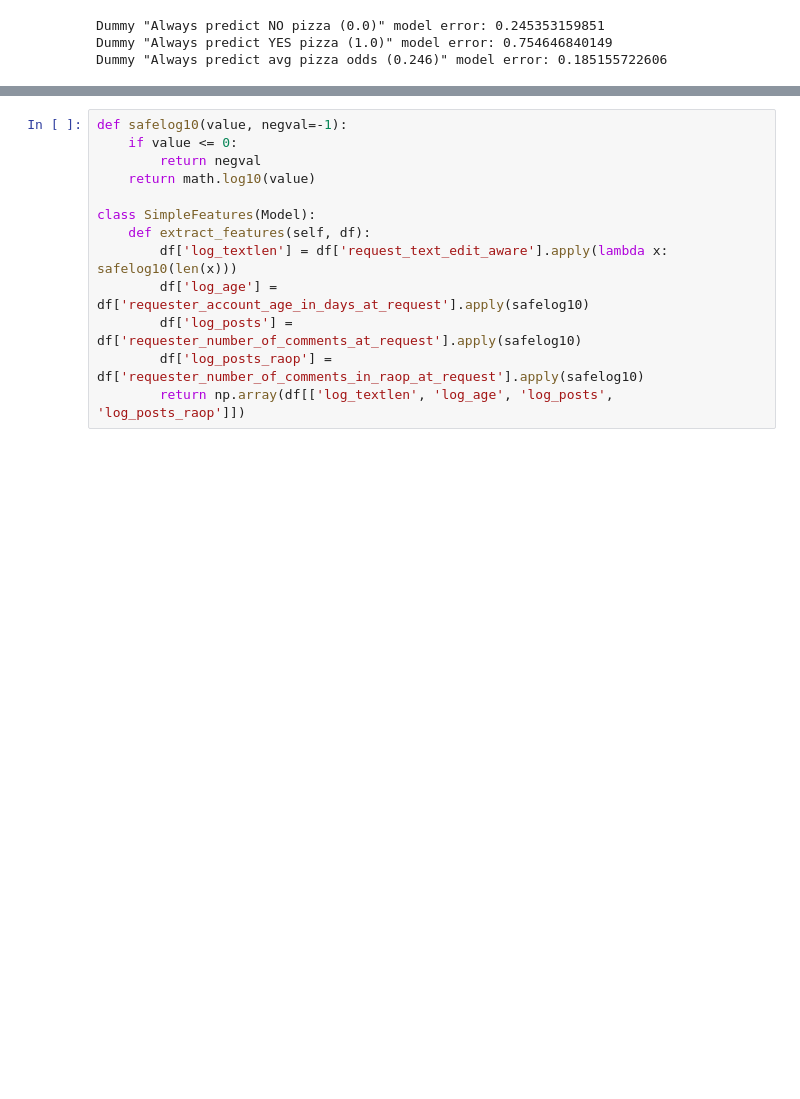
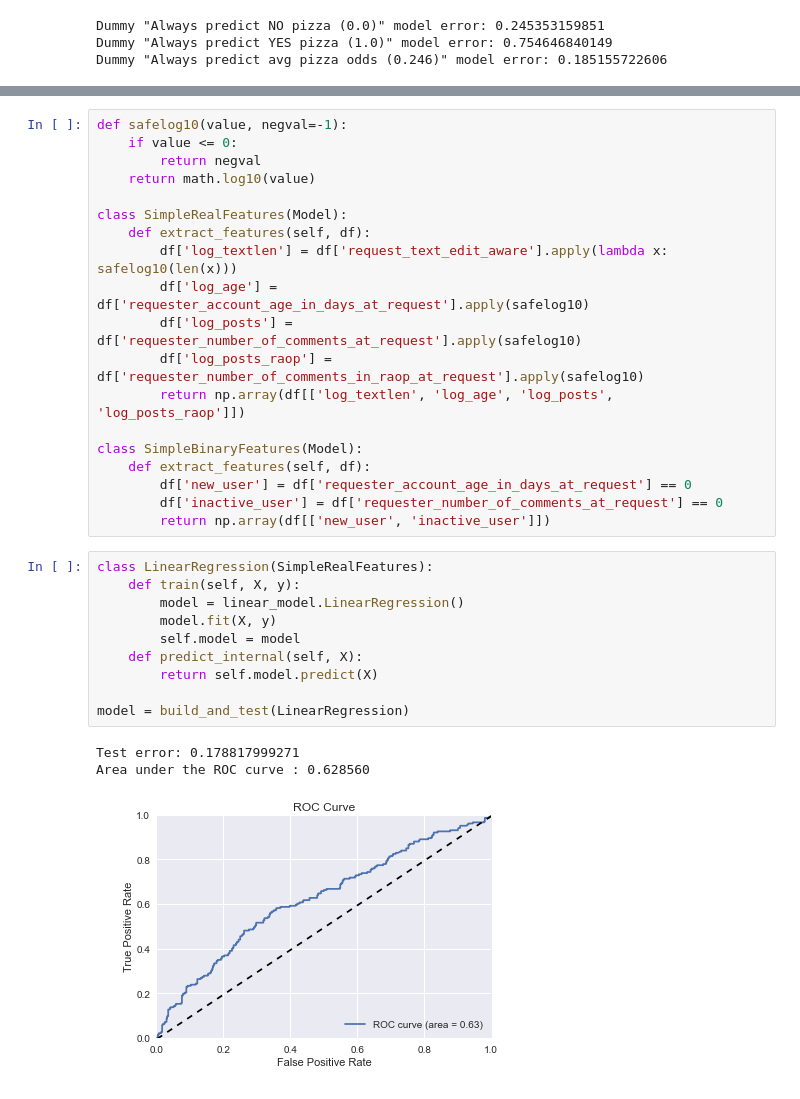
Before and after one commit to anantzoid/kaggle-pizza, a Jupyter notebook: Everett - Modelling.ipynb, the cells around one changed output, grey strips where cells are left out. Drawn from its saved outputs; the diff is of its cells as text; blank space fills up the shorter version.

```diff
--- a/Everett - Modelling.ipynb
+++ b/Everett - Modelling.ipynb
@@ -95,10 +122,30 @@ def safelog10(value, negval=-1):
         return negval
     return math.log10(value)
 
-class SimpleFeatures(Model):
+class SimpleRealFeatures(Model):
     def extract_features(self, df):
         df['log_textlen'] = df['request_text_edit_aware'].apply(lambda x: safelog10(len(x)))
         df['log_age'] = df['requester_account_age_in_days_at_request'].apply(safelog10)
         df['log_posts'] = df['requester_number_of_comments_at_request'].apply(safelog10)
         df['log_posts_raop'] = df['requester_number_of_comments_in_raop_at_request'].apply(safelog10)
         return np.array(df[['log_textlen', 'log_age', 'log_posts', 'log_posts_raop']])
+
+class SimpleBinaryFeatures(Model):
+    def extract_features(self, df):
+        df['new_user'] = df['requester_account_age_in_days_at_request'] == 0
+        df['inactive_user'] = df['requester_number_of_comments_at_request'] == 0
+        return np.array(df[['new_user', 'inactive_user']])
+# %%
+class LinearRegression(SimpleRealFeatures):
+    def train(self, X, y):
+        model = linear_model.LinearRegression()
+        model.fit(X, y)
+        self.model = model
+    def predict_internal(self, X):
+        return self.model.predict(X)
+
+model = build_and_test(LinearRegression)
+# %% [output]
+Test error: 0.178817999271
+Area under the ROC curve : 0.628560
+[figure, added]
```
Also changed, not shown: parts of 11 cells of this notebook.
